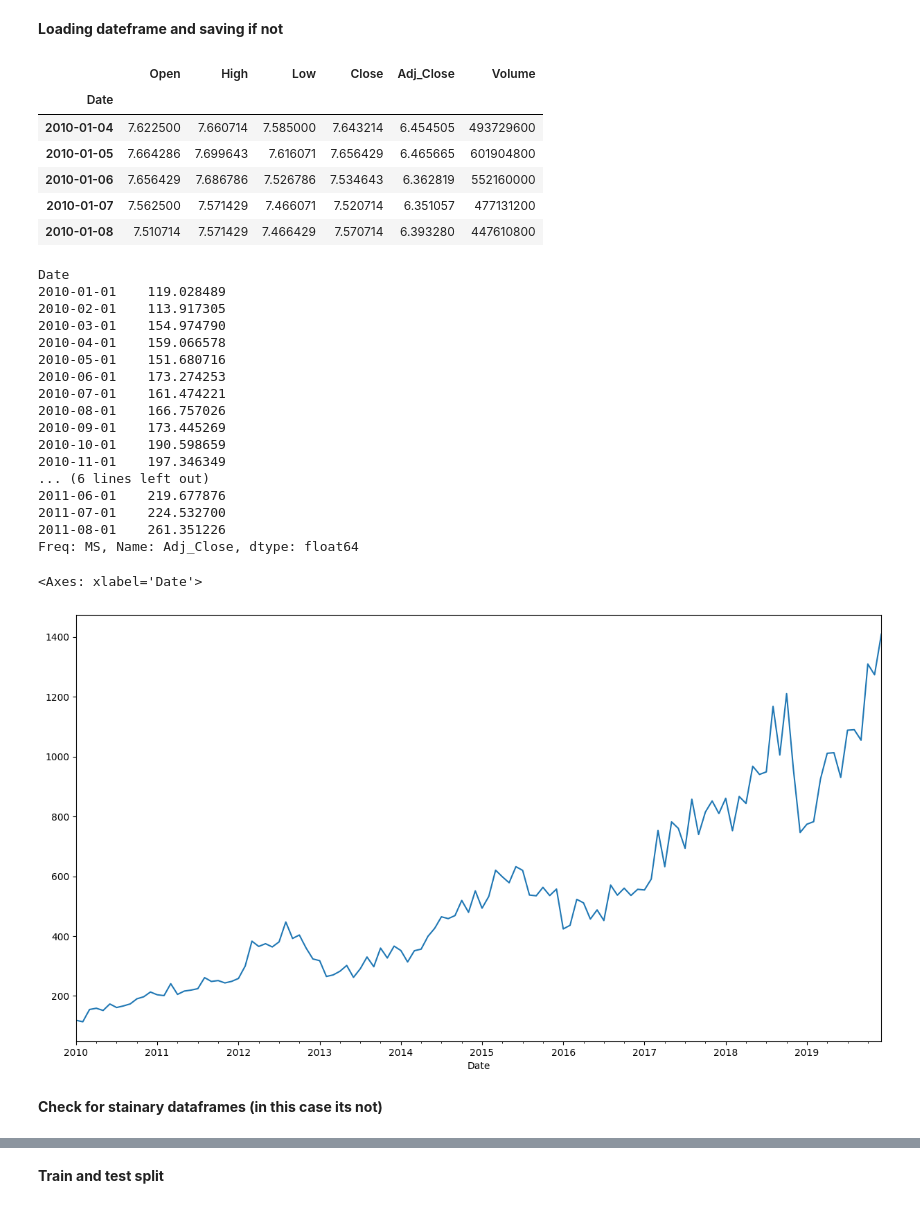
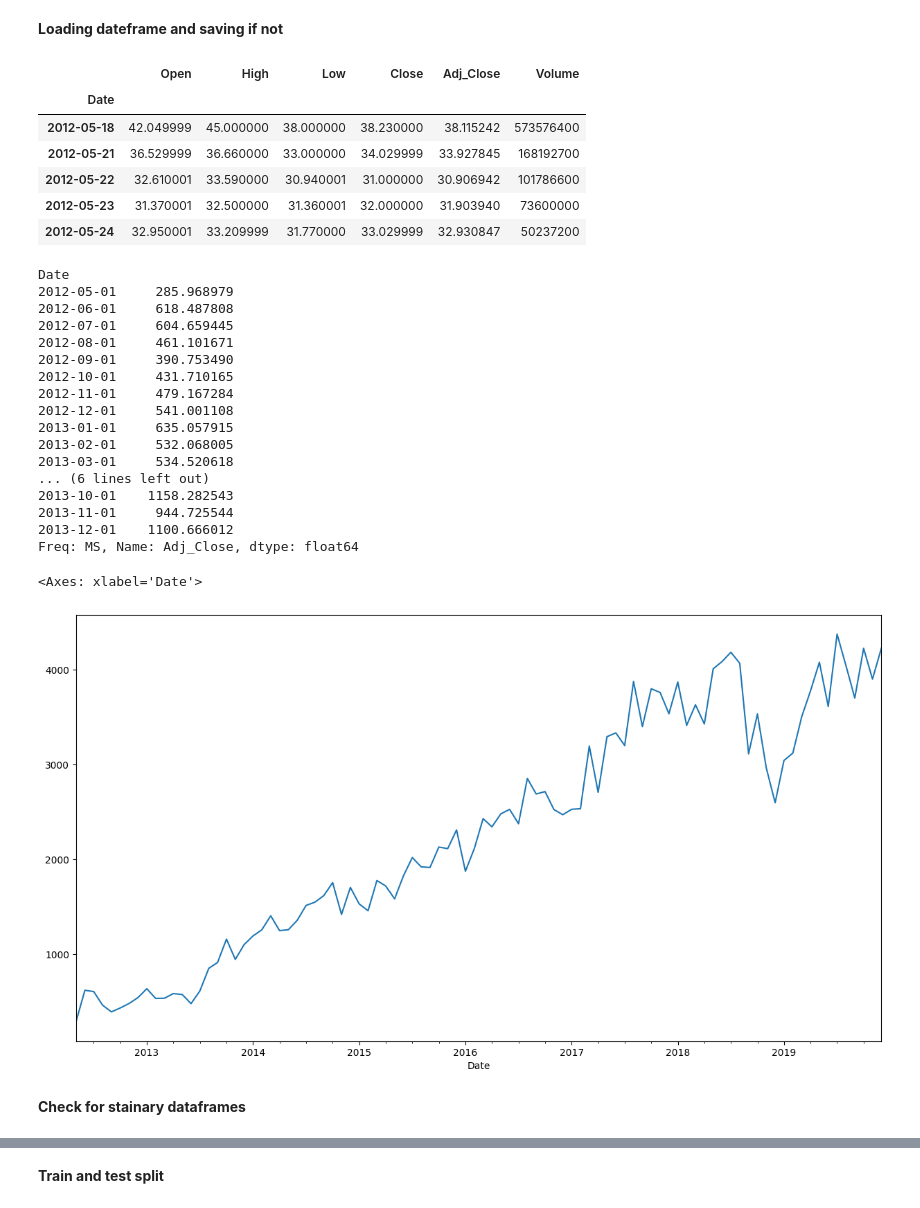
Before and after one commit to senithu-perera/COS30018-Intelligent-Systems, a Jupyter notebook: test-taskb5.IPYNB, the cells around one changed output, grey strips where cells are left out. Cells and saved outputs as stored; diff of their text form; code cells hidden in the pictures.

```diff
--- a/test-taskb5.IPYNB
+++ b/test-taskb5.IPYNB
@@ -17,59 +17,59 @@ from statsmodels.tsa.arima.model import ARIMA
 <strong>Loading dateframe and saving if not</strong>
 # %%
 save_local = True
-ticker = "AAPL"
+ticker = "META"
 start_date = "2010-01-01"
 end_date = "2020-01-01"
 local_file = f'data/{ticker}_data.csv'
 
 directory = os.path.dirname(local_file)
 
 if save_local and not os.path.exists(directory):
     os.makedirs(directory)
 if save_local and local_file and os.path.exists(local_file):
     df = pd.read_csv(local_file, index_col='Date', parse_dates=True)
 else:
     df = yf.download(ticker, start=start_date, end=end_date)
     if save_local:
         df.to_csv(local_file)
 
 df.head()
 # %% [output]
 |  | Open | High | Low | Close | Adj_Close | Volume |
 | Date |  |  |  |  |  |  |
-| 2010-01-04 | 7.622500 | 7.660714 | 7.585000 | 7.643214 | 6.454505 | 493729600 |
-| 2010-01-05 | 7.664286 | 7.699643 | 7.616071 | 7.656429 | 6.465665 | 601904800 |
-| 2010-01-06 | 7.656429 | 7.686786 | 7.526786 | 7.534643 | 6.362819 | 552160000 |
-| 2010-01-07 | 7.562500 | 7.571429 | 7.466071 | 7.520714 | 6.351057 | 477131200 |
-| 2010-01-08 | 7.510714 | 7.571429 | 7.466429 | 7.570714 | 6.393280 | 447610800 |
+| 2012-05-18 | 42.049999 | 45.000000 | 38.000000 | 38.230000 | 38.115242 | 573576400 |
+| 2012-05-21 | 36.529999 | 36.660000 | 33.000000 | 34.029999 | 33.927845 | 168192700 |
+| 2012-05-22 | 32.610001 | 33.590000 | 30.940001 | 31.000000 | 30.906942 | 101786600 |
+| 2012-05-23 | 31.370001 | 32.500000 | 31.360001 | 32.000000 | 31.903940 | 73600000 |
+| 2012-05-24 | 32.950001 | 33.209999 | 31.770000 | 33.029999 | 32.930847 | 50237200 |
 # %%
 data_grouped_mouthly = df['Adj_Close'].resample('MS').sum()
 data_grouped_mouthly.head(20)
 # %% [output]
 Date
-2010-01-01    119.028489
-2010-02-01    113.917305
-2010-03-01    154.974790
-2010-04-01    159.066578
-2010-05-01    151.680716
-2010-06-01    173.274253
-2010-07-01    161.474221
-2010-08-01    166.757026
-2010-09-01    173.445269
-2010-10-01    190.598659
-2010-11-01    197.346349
+2012-05-01     285.968979
+2012-06-01     618.487808
+2012-07-01     604.659445
+2012-08-01     461.101671
+2012-09-01     390.753490
+2012-10-01     431.710165
+2012-11-01     479.167284
+2012-12-01     541.001108
+2013-01-01     635.057915
+2013-02-01     532.068005
+2013-03-01     534.520618
 ... (6 lines left out)
-2011-06-01    219.677876
-2011-07-01    224.532700
-2011-08-01    261.351226
+2013-10-01    1158.282543
+2013-11-01     944.725544
+2013-12-01    1100.666012
 Freq: MS, Name: Adj_Close, dtype: float64
 # %%
 data_grouped_mouthly.plot(figsize=(15, 8))
 # %% [output]
 <Axes: xlabel='Date'>
-[figure, old version]
+[figure, new version]
 # %% [markdown]
-<strong>Check for stainary dataframes (in this case its not)</strong>
+<strong>Check for stainary dataframes</strong>
 # %%
 decomposition = sm.tsa.seasonal_decompose(data_grouped_mouthly, model="additive")
 fig = decomposition.plot()
```
Also changed, not shown: parts of 9 cells of this notebook.
